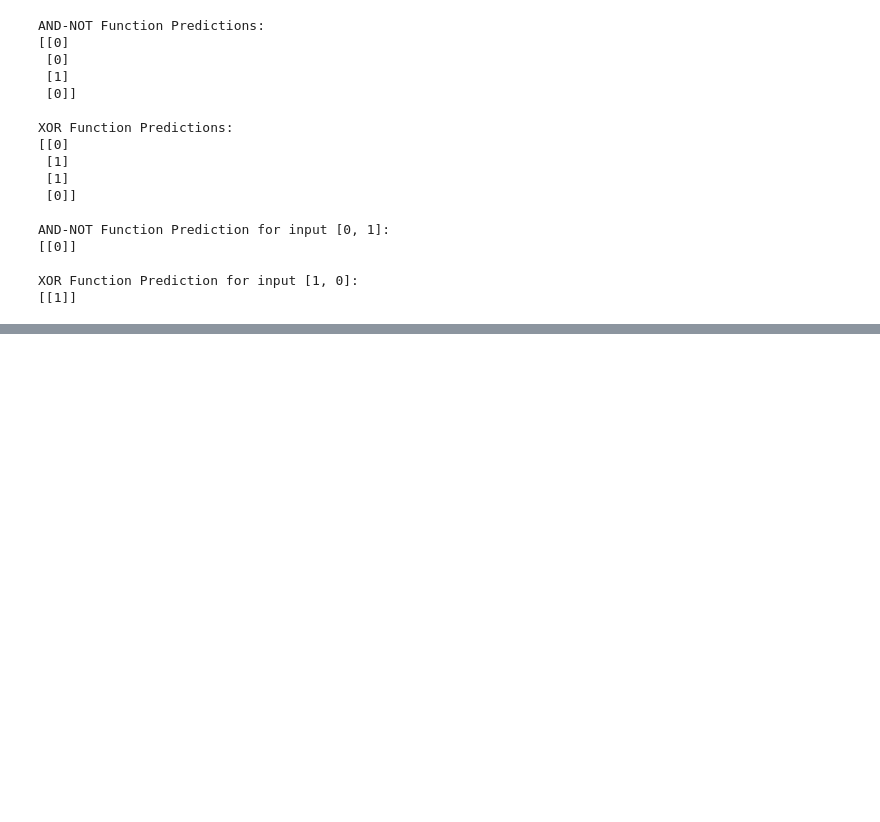
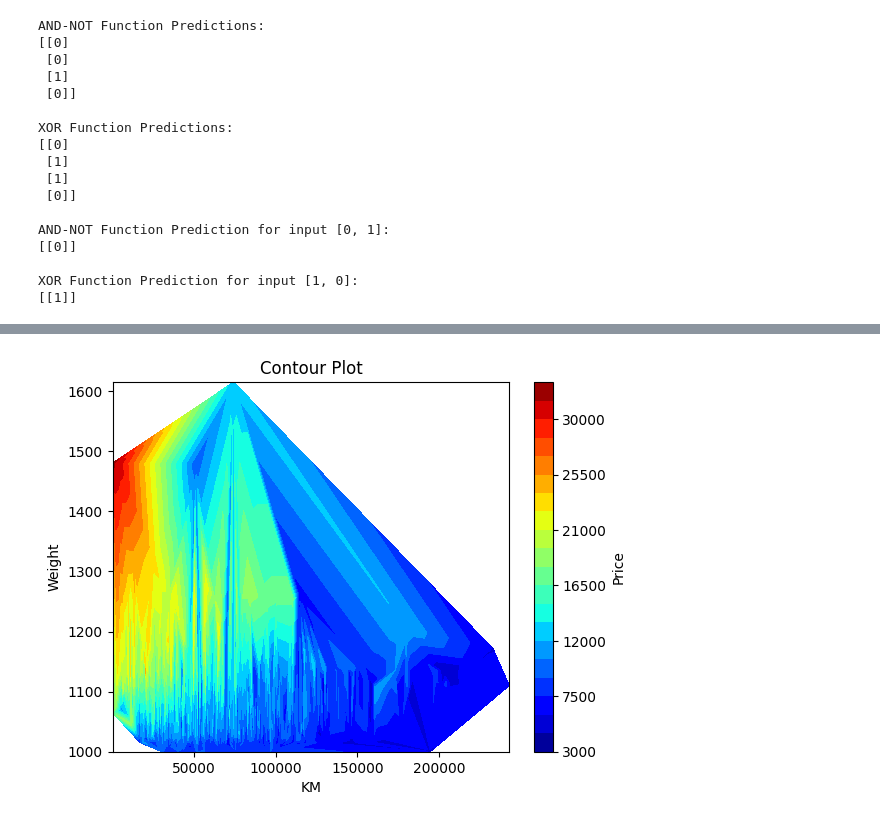
Before and after one commit to shreyashbandekar/Python-for-Data-Science, a Jupyter notebook: lab.ipynb, the cells around one changed output, grey strips where cells are left out. Drawn from its saved outputs; the diff is of its cells as text; code cells hidden in the pictures; blank space fills up the shorter version.

```diff
--- a/lab.ipynb
+++ b/lab.ipynb
@@ -771,0 +1364,18 @@ XOR Function Prediction for input [1, 0]:
+# %%
+import matplotlib.pyplot as plt
+import pandas as pd
+import numpy as np
+
+dataset = pd.read_csv('./ToyotaCorolla.csv')
+x = dataset['KM']
+y = dataset['Weight']
+z = dataset['Price']
+
+plt.tricontourf(x, y, z, levels=20, cmap='jet')
+plt.colorbar(label='Price')
+plt.xlabel('KM')
+plt.ylabel('Weight')
+plt.title('Contour Plot')
+plt.show()
+# %% [output]
+[figure, added]
```
Also changed, not shown: parts of 15 cells of this notebook.
